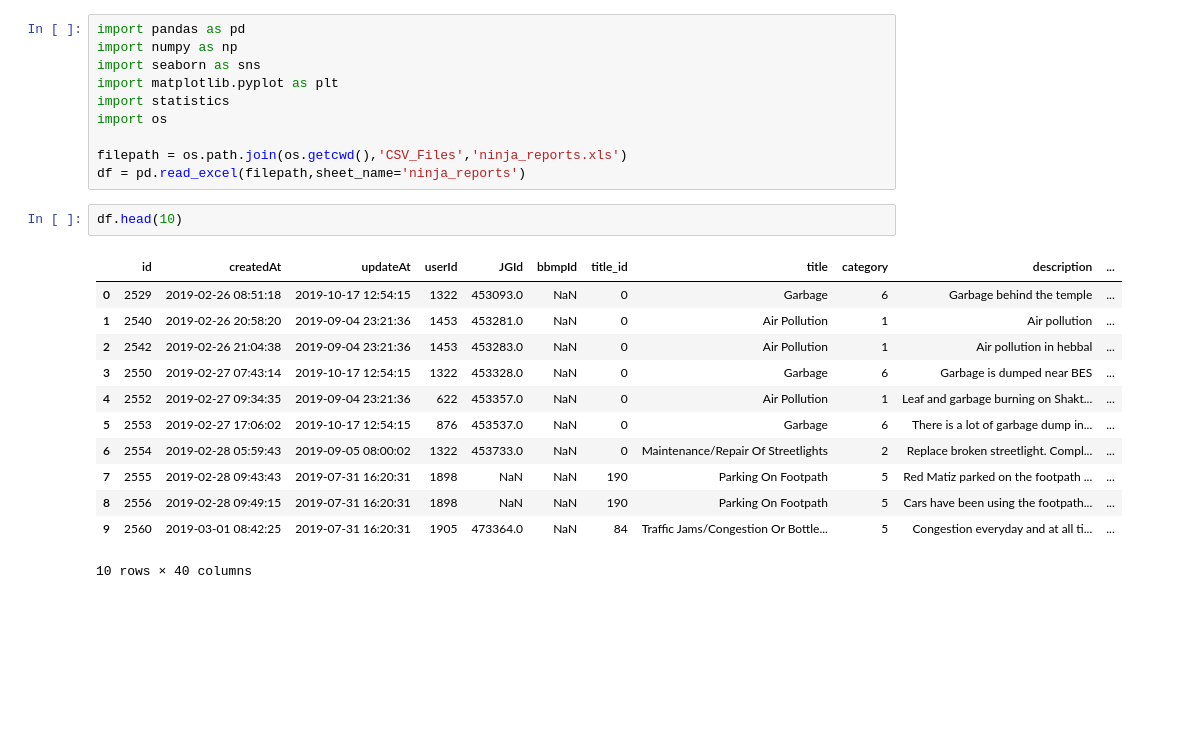
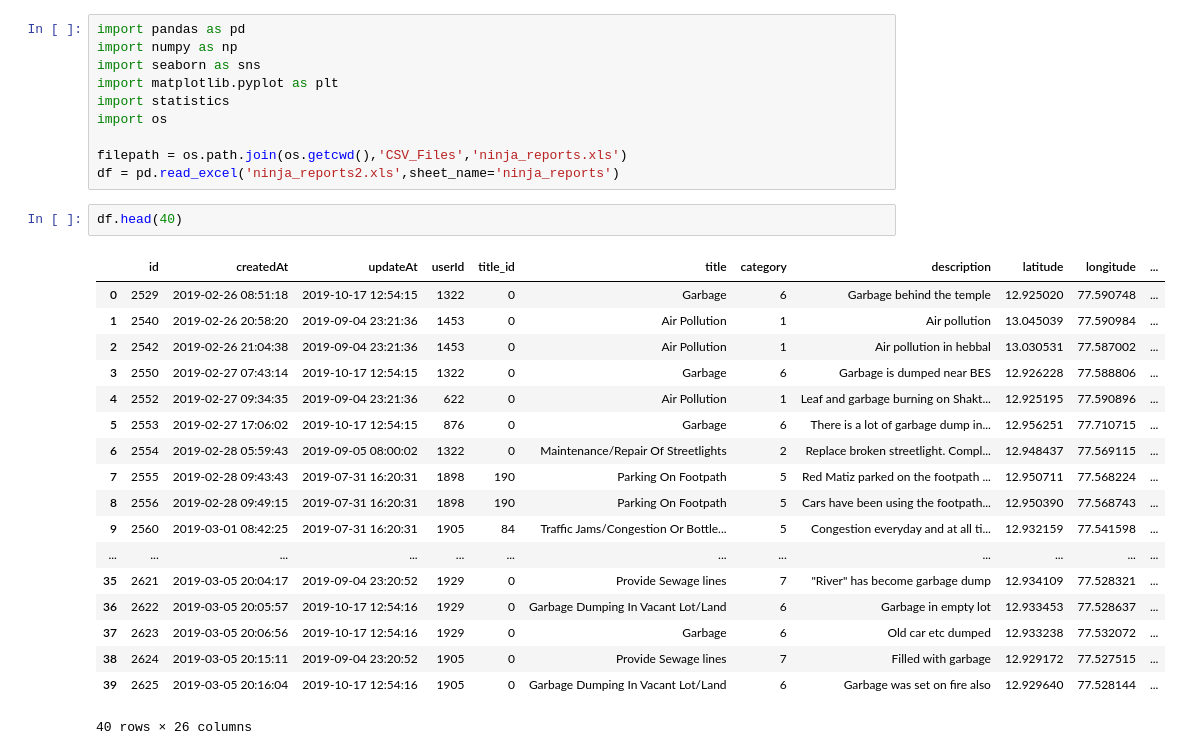
Before and after one commit to ShriyaShankar/Ward-Index, a Jupyter notebook: test.ipynb, the cells around one changed output. Cells and saved outputs as stored; diff of their text form; blank space fills up the shorter version.

```diff
--- a/test.ipynb
+++ b/test.ipynb
@@ -7,19 +7,25 @@ import statistics
 import os
 
 filepath = os.path.join(os.getcwd(),'CSV_Files','ninja_reports.xls')
-df = pd.read_excel(filepath,sheet_name='ninja_reports')
+df = pd.read_excel('ninja_reports2.xls',sheet_name='ninja_reports')
 # %%
-df.head(10)
+df.head(40)
 # %% [output]
-|  | id | createdAt | updateAt | userId | JGId | bbmpId | title_id | title | category | description | ... |
-| 0 | 2529 | 2019-02-26 08:51:18 | 2019-10-17 12:54:15 | 1322 | 453093.0 | NaN | 0 | Garbage | 6 | Garbage behind the temple | ... |
-| 1 | 2540 | 2019-02-26 20:58:20 | 2019-09-04 23:21:36 | 1453 | 453281.0 | NaN | 0 | Air Pollution | 1 | Air pollution | ... |
-| 2 | 2542 | 2019-02-26 21:04:38 | 2019-09-04 23:21:36 | 1453 | 453283.0 | NaN | 0 | Air Pollution | 1 | Air pollution in hebbal | ... |
-| 3 | 2550 | 2019-02-27 07:43:14 | 2019-10-17 12:54:15 | 1322 | 453328.0 | NaN | 0 | Garbage | 6 | Garbage is dumped near BES | ... |
-| 4 | 2552 | 2019-02-27 09:34:35 | 2019-09-04 23:21:36 | 622 | 453357.0 | NaN | 0 | Air Pollution | 1 | Leaf and garbage burning on Shakt... | ... |
-| 5 | 2553 | 2019-02-27 17:06:02 | 2019-10-17 12:54:15 | 876 | 453537.0 | NaN | 0 | Garbage | 6 | There is a lot of garbage dump in... | ... |
-| 6 | 2554 | 2019-02-28 05:59:43 | 2019-09-05 08:00:02 | 1322 | 453733.0 | NaN | 0 | Maintenance/Repair Of Streetlights | 2 | Replace broken streetlight. Compl... | ... |
-| 7 | 2555 | 2019-02-28 09:43:43 | 2019-07-31 16:20:31 | 1898 | NaN | NaN | 190 | Parking On Footpath | 5 | Red Matiz parked on the footpath ... | ... |
-| 8 | 2556 | 2019-02-28 09:49:15 | 2019-07-31 16:20:31 | 1898 | NaN | NaN | 190 | Parking On Footpath | 5 | Cars have been using the footpath... | ... |
-| 9 | 2560 | 2019-03-01 08:42:25 | 2019-07-31 16:20:31 | 1905 | 473364.0 | NaN | 84 | Traffic Jams/Congestion Or Bottle... | 5 | Congestion everyday and at all ti... | ... |
+|  | id | createdAt | updateAt | userId | title_id | title | category | description | latitude | longitude | ... |
+| 0 | 2529 | 2019-02-26 08:51:18 | 2019-10-17 12:54:15 | 1322 | 0 | Garbage | 6 | Garbage behind the temple | 12.925020 | 77.590748 | ... |
+| 1 | 2540 | 2019-02-26 20:58:20 | 2019-09-04 23:21:36 | 1453 | 0 | Air Pollution | 1 | Air pollution | 13.045039 | 77.590984 | ... |
+| 2 | 2542 | 2019-02-26 21:04:38 | 2019-09-04 23:21:36 | 1453 | 0 | Air Pollution | 1 | Air pollution in hebbal | 13.030531 | 77.587002 | ... |
+| 3 | 2550 | 2019-02-27 07:43:14 | 2019-10-17 12:54:15 | 1322 | 0 | Garbage | 6 | Garbage is dumped near BES | 12.926228 | 77.588806 | ... |
+| 4 | 2552 | 2019-02-27 09:34:35 | 2019-09-04 23:21:36 | 622 | 0 | Air Pollution | 1 | Leaf and garbage burning on Shakt... | 12.925195 | 77.590896 | ... |
+| 5 | 2553 | 2019-02-27 17:06:02 | 2019-10-17 12:54:15 | 876 | 0 | Garbage | 6 | There is a lot of garbage dump in... | 12.956251 | 77.710715 | ... |
+| 6 | 2554 | 2019-02-28 05:59:43 | 2019-09-05 08:00:02 | 1322 | 0 | Maintenance/Repair Of Streetlights | 2 | Replace broken streetlight. Compl... | 12.948437 | 77.569115 | ... |
+| 7 | 2555 | 2019-02-28 09:43:43 | 2019-07-31 16:20:31 | 1898 | 190 | Parking On Footpath | 5 | Red Matiz parked on the footpath ... | 12.950711 | 77.568224 | ... |
+| 8 | 2556 | 2019-02-28 09:49:15 | 2019-07-31 16:20:31 | 1898 | 190 | Parking On Footpath | 5 | Cars have been using the footpath... | 12.950390 | 77.568743 | ... |
+| 9 | 2560 | 2019-03-01 08:42:25 | 2019-07-31 16:20:31 | 1905 | 84 | Traffic Jams/Congestion Or Bottle... | 5 | Congestion everyday and at all ti... | 12.932159 | 77.541598 | ... |
+| ... | ... | ... | ... | ... | ... | ... | ... | ... | ... | ... | ... |
+| 35 | 2621 | 2019-03-05 20:04:17 | 2019-09-04 23:20:52 | 1929 | 0 | Provide Sewage lines | 7 | "River" has become garbage dump | 12.934109 | 77.528321 | ... |
+| 36 | 2622 | 2019-03-05 20:05:57 | 2019-10-17 12:54:16 | 1929 | 0 | Garbage Dumping In Vacant Lot/Land | 6 | Garbage in empty lot | 12.933453 | 77.528637 | ... |
+| 37 | 2623 | 2019-03-05 20:06:56 | 2019-10-17 12:54:16 | 1929 | 0 | Garbage | 6 | Old car etc dumped | 12.933238 | 77.532072 | ... |
+| 38 | 2624 | 2019-03-05 20:15:11 | 2019-09-04 23:20:52 | 1905 | 0 | Provide Sewage lines | 7 | Filled with garbage | 12.929172 | 77.527515 | ... |
+| 39 | 2625 | 2019-03-05 20:16:04 | 2019-10-17 12:54:16 | 1905 | 0 | Garbage Dumping In Vacant Lot/Land | 6 | Garbage was set on fire also | 12.929640 | 77.528144 | ... |
-10 rows × 40 columns
+40 rows × 26 columns
```
Also changed, not shown: parts of 10 cells of this notebook, 1 other file.
